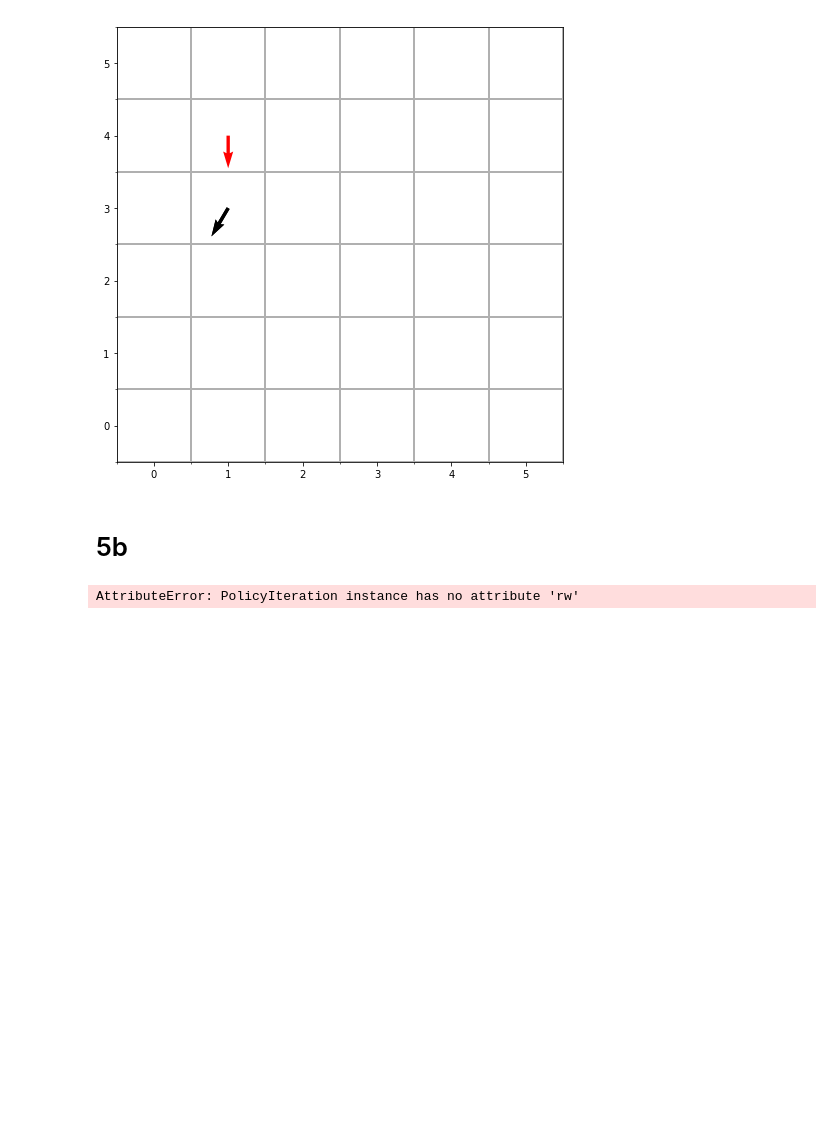
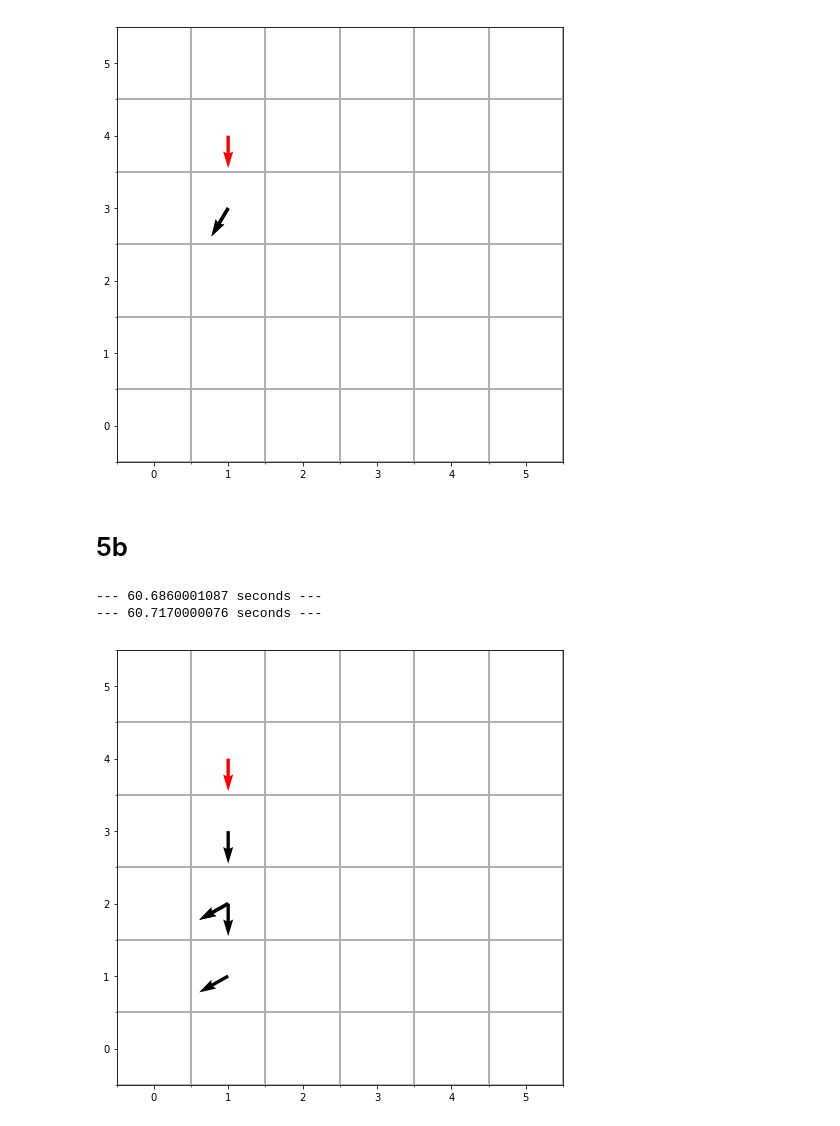
Before and after one commit to Jas-Jess/EE209-Computational-Robotics, a Jupyter notebook: PSET2/p5.ipynb, the cells around one changed output. Saved outputs shown, nothing was run; the diff lists cells and outputs as text; code cells hidden in the pictures; blank space fills up the shorter version.

```diff
--- a/PSET2/p5.ipynb
+++ b/PSET2/p5.ipynb
@@ -129,12 +141,14 @@ print("--- %s seconds ---" % (time.time() - start_time))
 # 5b
 # %%
 pi = PolicyIteration()
-pi.rw.set_goal = [3, 4, [5,6,7]]
+pi.rg.set_goal = [3, 4, [5,6,7]]
 
 start_time = time.time()
-pi1.solve_optimal_policy(discount = 0.9, Pe = 0.25)
+pi.solve_optimal_policy(discount = 0.9, Pe = 0.25)
 print("--- %s seconds ---" % (time.time() - start_time))
-pi1.plot_trajectory([1,4,6], Pe = 0.25)
+pi.plot_trajectory([1,4,6], Pe = 0.25)
 print("--- %s seconds ---" % (time.time() - start_time))
 # %% [output]
-AttributeError: PolicyIteration instance has no attribute 'rw'
+--- 60.6860001087 seconds ---
+--- 60.7170000076 seconds ---
+[figure, added]
```
Also changed, not shown: parts of 2 cells of this notebook, 1 other file.
